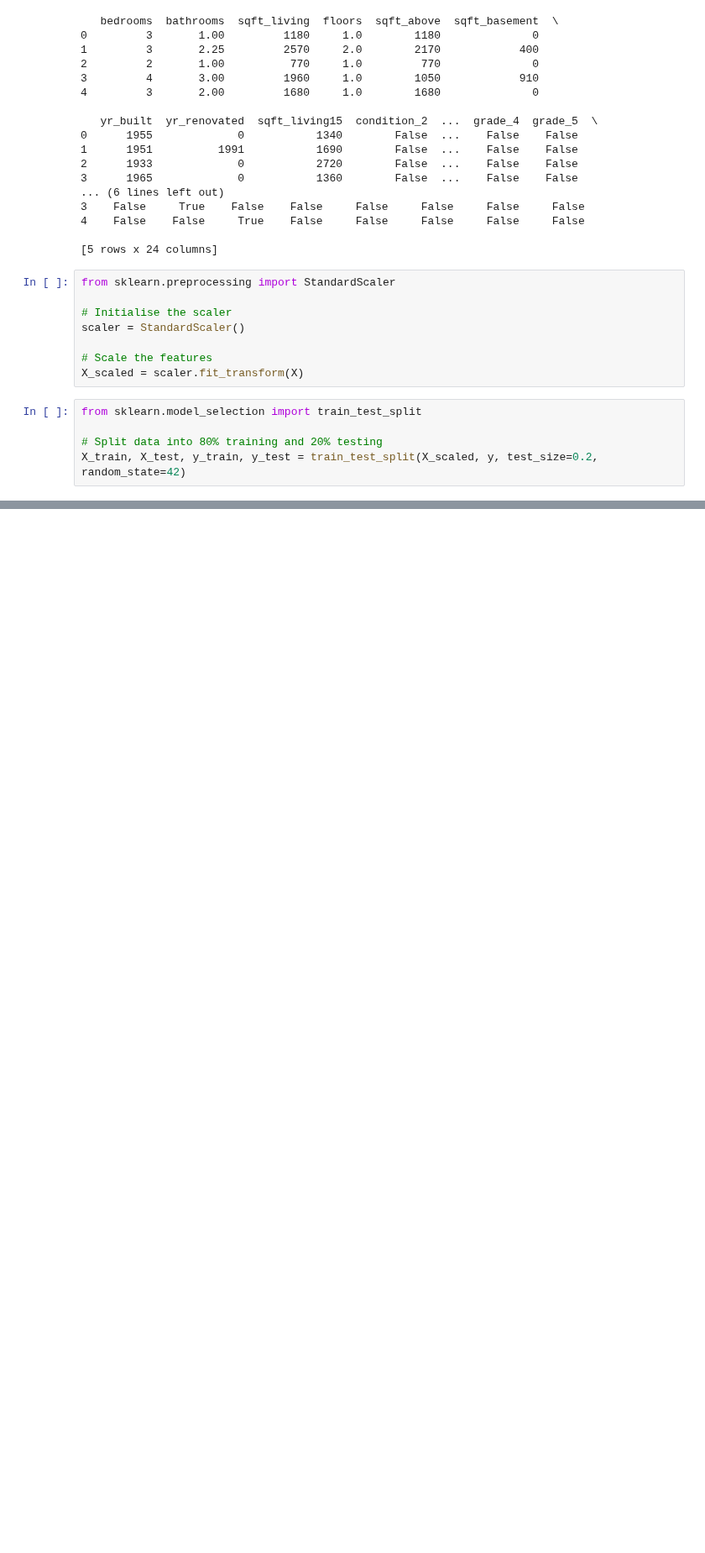
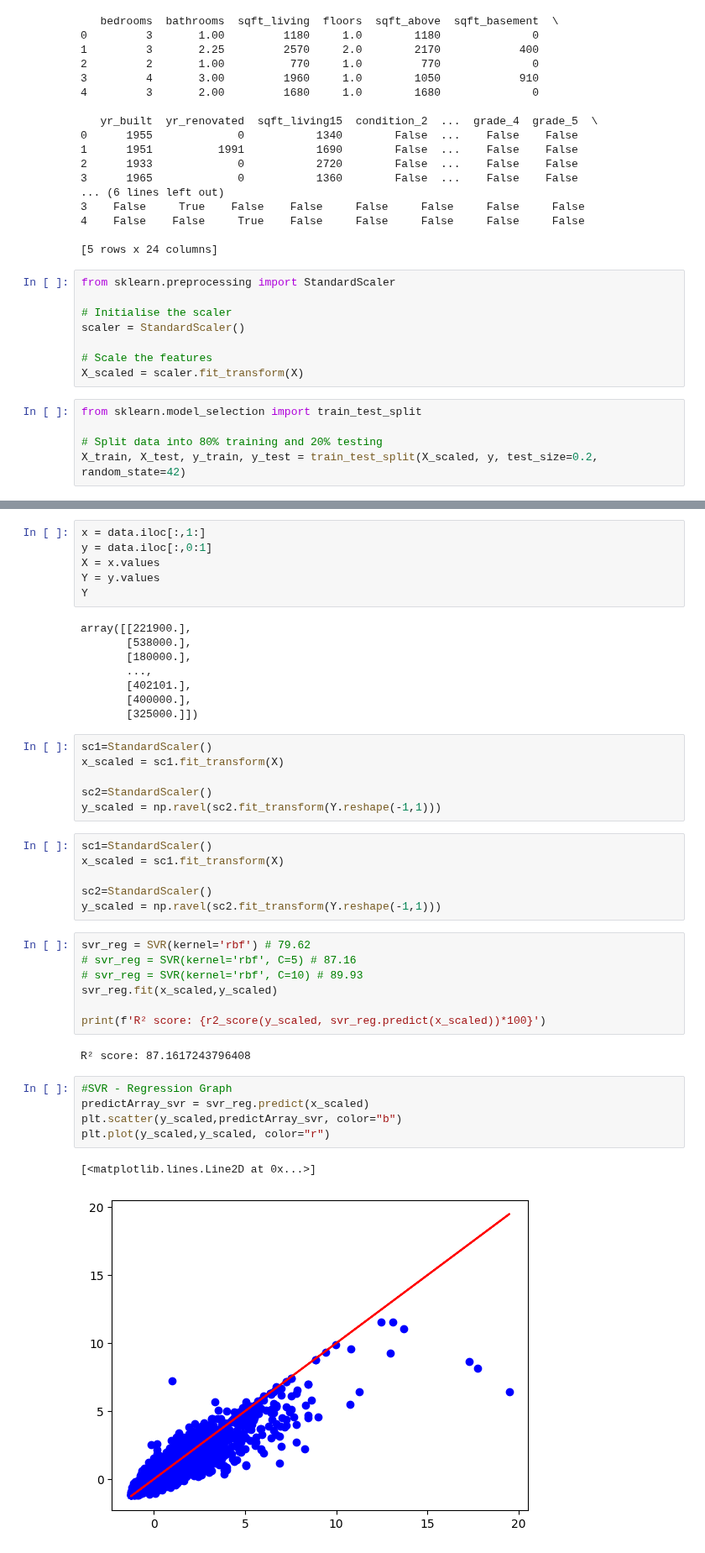
Before and after one commit to sbogde/scikit-regressions-and-confessions, a Jupyter notebook: week3_06_svr_kc_houses.ipynb, the cells around one changed output, grey strips where cells are left out. Shown at 84% size. Cells and saved outputs as stored; diff of their text form; blank space fills up the shorter version.

```diff
--- a/week3_06_svr_kc_houses.ipynb
+++ b/week3_06_svr_kc_houses.ipynb
@@ -127,3 +182,46 @@ print(f"R²: {r2}")
 MAE: 129750.76114724936
 MSE: 50892235975.56059
 R²: 0.6637551731841435
+# %%
+x = data.iloc[:,1:]
+y = data.iloc[:,0:1]
+X = x.values
+Y = y.values
+Y
+# %% [output]
+array([[221900.],
+       [538000.],
+       [180000.],
+       ...,
+       [402101.],
+       [400000.],
+       [325000.]])
+# %%
+sc1=StandardScaler()
+x_scaled = sc1.fit_transform(X)
+
+sc2=StandardScaler()
+y_scaled = np.ravel(sc2.fit_transform(Y.reshape(-1,1)))
+# %%
+sc1=StandardScaler()
+x_scaled = sc1.fit_transform(X)
+
+sc2=StandardScaler()
+y_scaled = np.ravel(sc2.fit_transform(Y.reshape(-1,1)))
+# %%
+svr_reg = SVR(kernel='rbf') # 79.62
+# svr_reg = SVR(kernel='rbf', C=5) # 87.16
+# svr_reg = SVR(kernel='rbf', C=10) # 89.93
+svr_reg.fit(x_scaled,y_scaled)
+
+print(f'R² score: {r2_score(y_scaled, svr_reg.predict(x_scaled))*100}')
+# %% [output]
+R² score: 87.1617243796408
+# %%
+#SVR - Regression Graph
+predictArray_svr = svr_reg.predict(x_scaled)
+plt.scatter(y_scaled,predictArray_svr, color="b")
+plt.plot(y_scaled,y_scaled, color="r")
+# %% [output]
+[<matplotlib.lines.Line2D at 0x...>]
+[figure, added]
```
Also changed, not shown: parts of 13 cells of this notebook.
